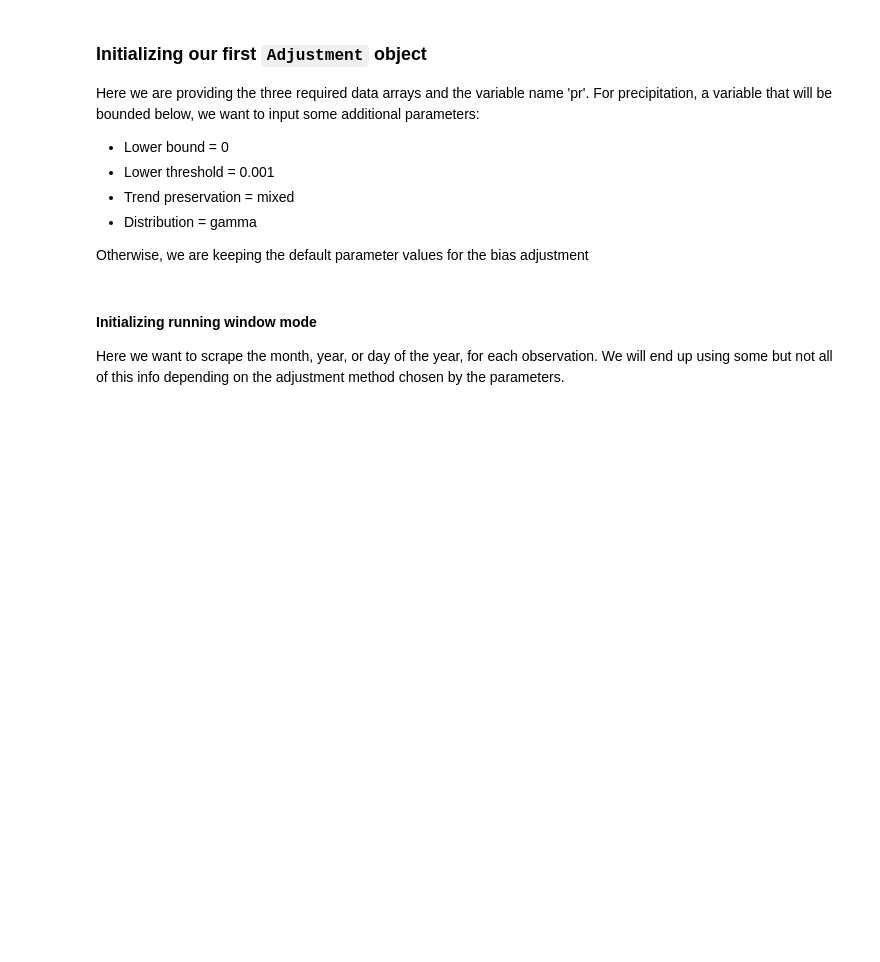
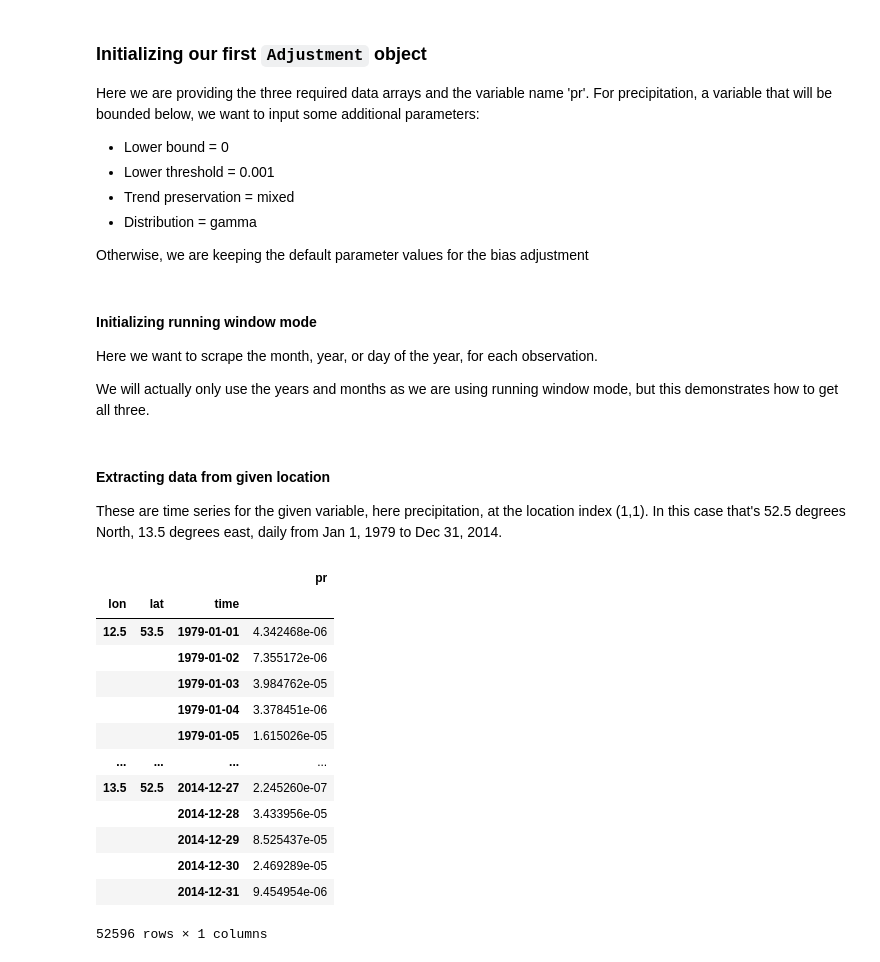
Before and after one commit to JGCRI/basd, a Jupyter notebook: notebooks/quickstarter.ipynb, the cells around one changed output. Saved outputs shown, nothing was run; the diff lists cells and outputs as text; code cells hidden in the pictures; blank space fills up the shorter version.

Commit message:
Continuing to work through specific bias adjustment procedure

```diff
--- a/notebooks/quickstarter.ipynb
+++ b/notebooks/quickstarter.ipynb
@@ -55,7 +57,9 @@ ba = basd.Adjustment(pr_obs_hist, pr_sim_hist, pr_sim_fut, 'pr',
 # %% [markdown]
 #### Initializing running window mode
 
-Here we want to scrape the month, year, or day of the year, for each observation. We will end up using some but not all of this info depending on the adjustment method chosen by the parameters.
+Here we want to scrape the month, year, or day of the year, for each observation.
+
+We will actually only use the years and months as we are using running window mode, but this demonstrates how to get all three.
 # %%
 # Scraping the time from the data and turning into pandas date time array
 dates_obs_hist = pd.DatetimeIndex(ba.obs_hist['time'].values)
@@ -84,0 +101,22 @@ days = {
+# %% [markdown]
+#### Extracting data from given location
+These are time series for the given variable, here precipitation, at the location index (1,1). In this case that's 52.5 degrees North, 13.5 degrees east, daily from Jan 1, 1979 to Dec 31, 2014.
+# %%
+obs_hist_loc = ba.obs_hist['pr'][i_loc]
+sim_hist_loc = ba.sim_hist['pr'][i_loc]
+sim_fut_loc = ba.sim_fut['pr'][i_loc]
+# %% [output]
+|  |  |  | pr |
+| lon | lat | time |  |
+| 12.5 | 53.5 | 1979-01-01 | 4.342468e-06 |
+|  |  | 1979-01-02 | 7.355172e-06 |
+|  |  | 1979-01-03 | 3.984762e-05 |
+|  |  | 1979-01-04 | 3.378451e-06 |
+|  |  | 1979-01-05 | 1.615026e-05 |
+| ... | ... | ... | ... |
+| 13.5 | 52.5 | 2014-12-27 | 2.245260e-07 |
+|  |  | 2014-12-28 | 3.433956e-05 |
+|  |  | 2014-12-29 | 8.525437e-05 |
+|  |  | 2014-12-30 | 2.469289e-05 |
+|  |  | 2014-12-31 | 9.454954e-06 |
+52596 rows × 1 columns
```
Also changed, not shown: parts of 9 cells of this notebook, 2 other files.
